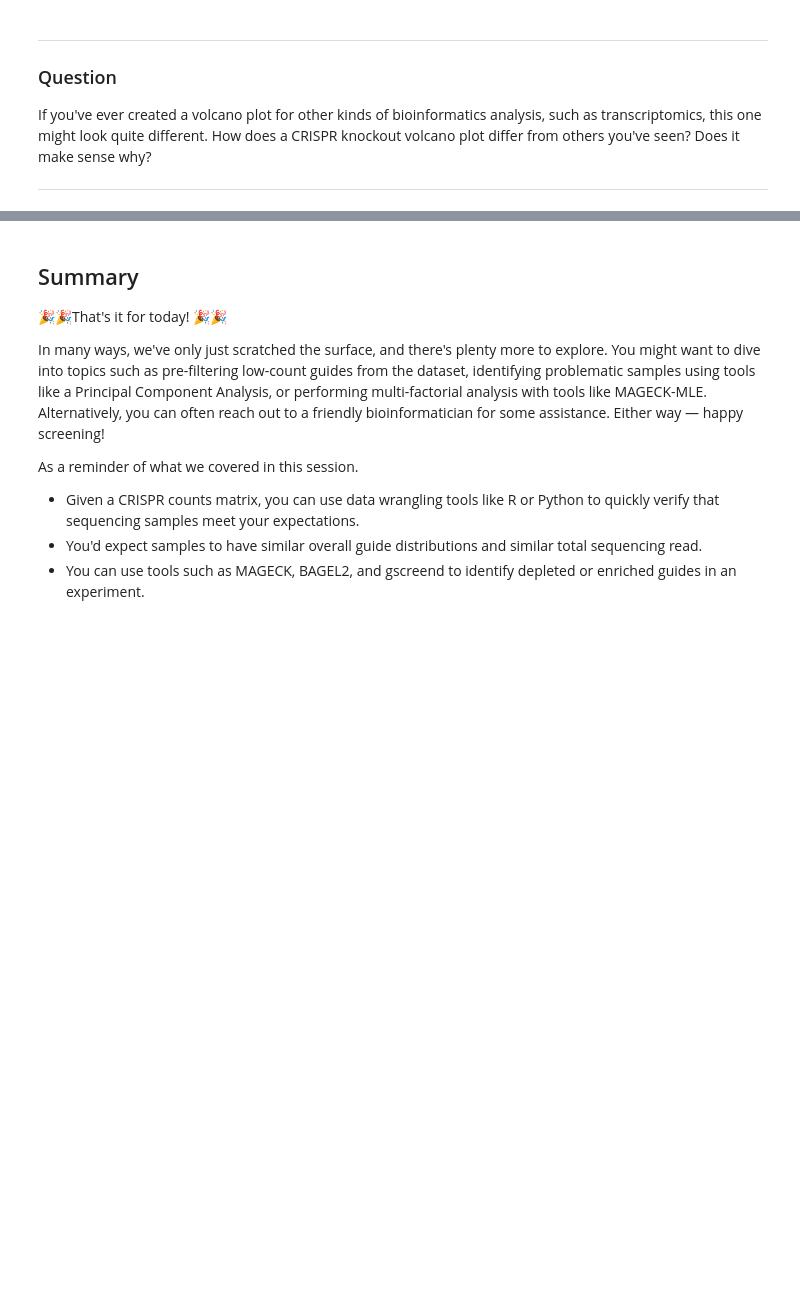
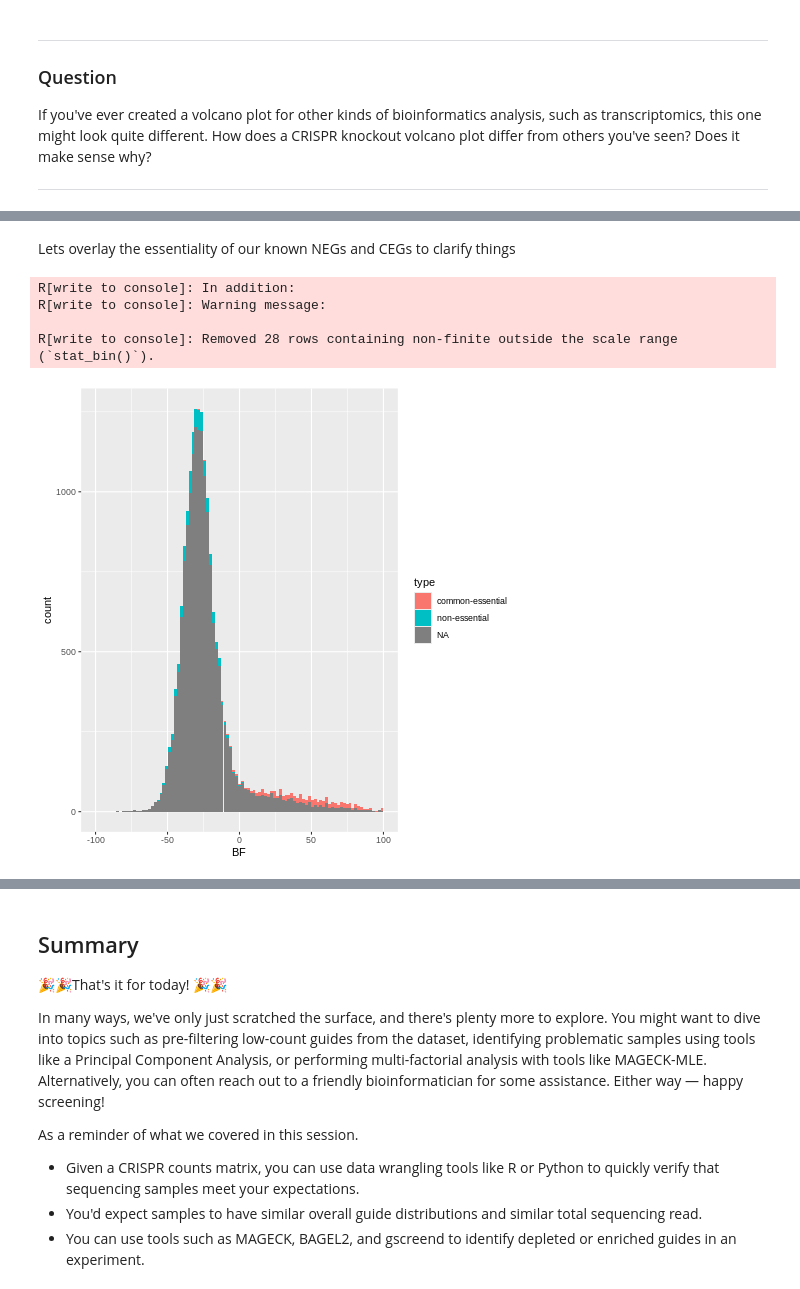
Before and after one commit to WCSCourses/CRISPR_informatics_2025, a Jupyter notebook: course_data_2025/CRISPR_Screening_data/crispr_counts_analysis.ipynb, the cells around one changed output, grey strips where cells are left out. Drawn from its saved outputs; the diff is of its cells as text; code cells hidden in the pictures; blank space fills up the shorter version.

```diff
--- a/course_data_2025/CRISPR_Screening_data/crispr_counts_analysis.ipynb
+++ b/course_data_2025/CRISPR_Screening_data/crispr_counts_analysis.ipynb
@@ -766,0 +777,14 @@ Several tools have been developed to mitigate this effect. MAGECK, for instance,
+# %% [markdown]
+Lets overlay the essentiality of our known NEGs and CEGs to clarify things
+# %%
+%%R
+annotated_bayes_data <- left_join(bayes_factors, essentiality_class, by = c("GENE" = "GENE"))
+ggplot(annotated_bayes_data, aes(x = BF, fill = type)) +
+geom_histogram(bins = 100) +
+xlim(-100, 100)
+# %% [output]
+R[write to console]: In addition:
+R[write to console]: Warning message:
+
+R[write to console]: Removed 28 rows containing non-finite outside the scale range (`stat_bin()`).
+[figure, added]
```
Also changed, not shown: parts of 38 cells of this notebook.
